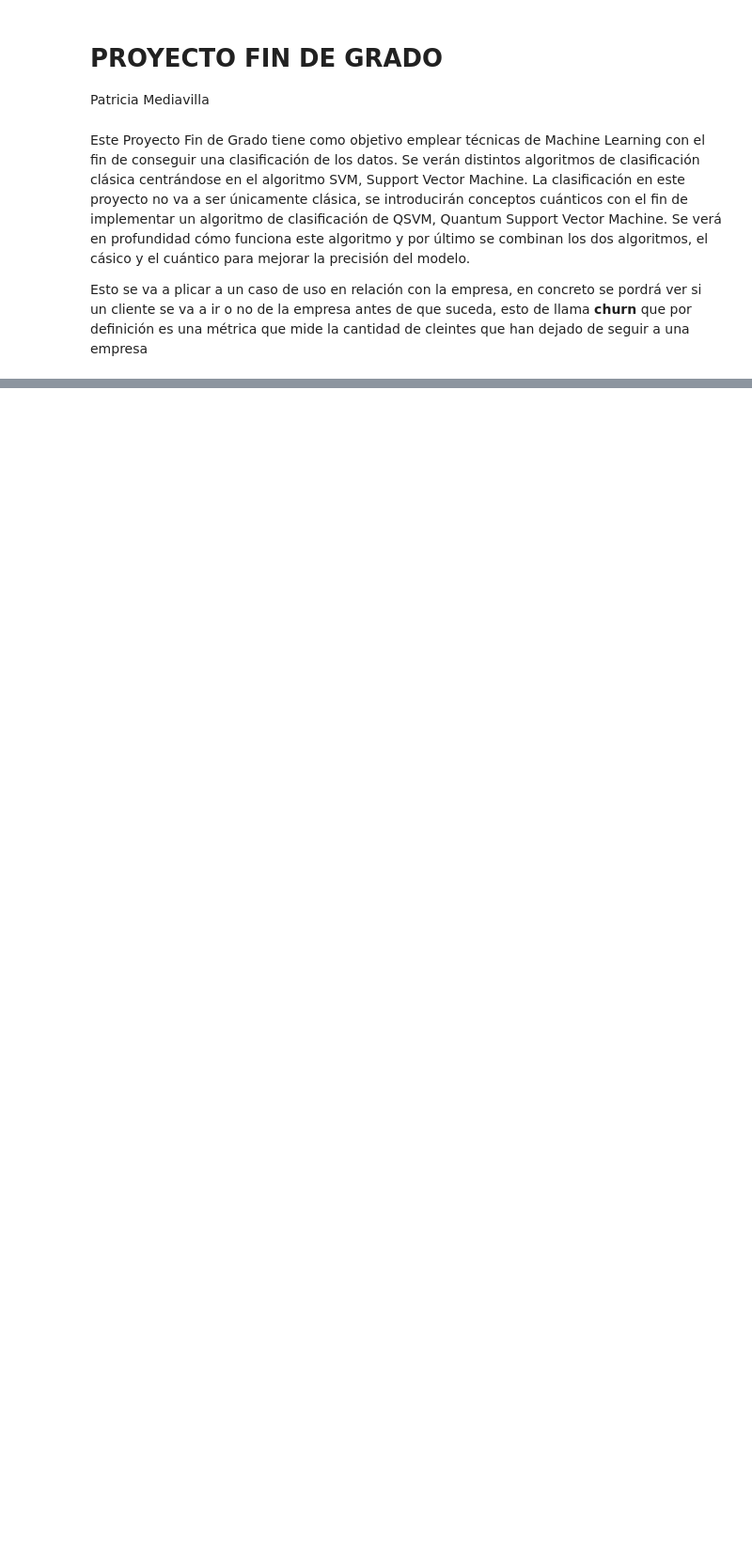
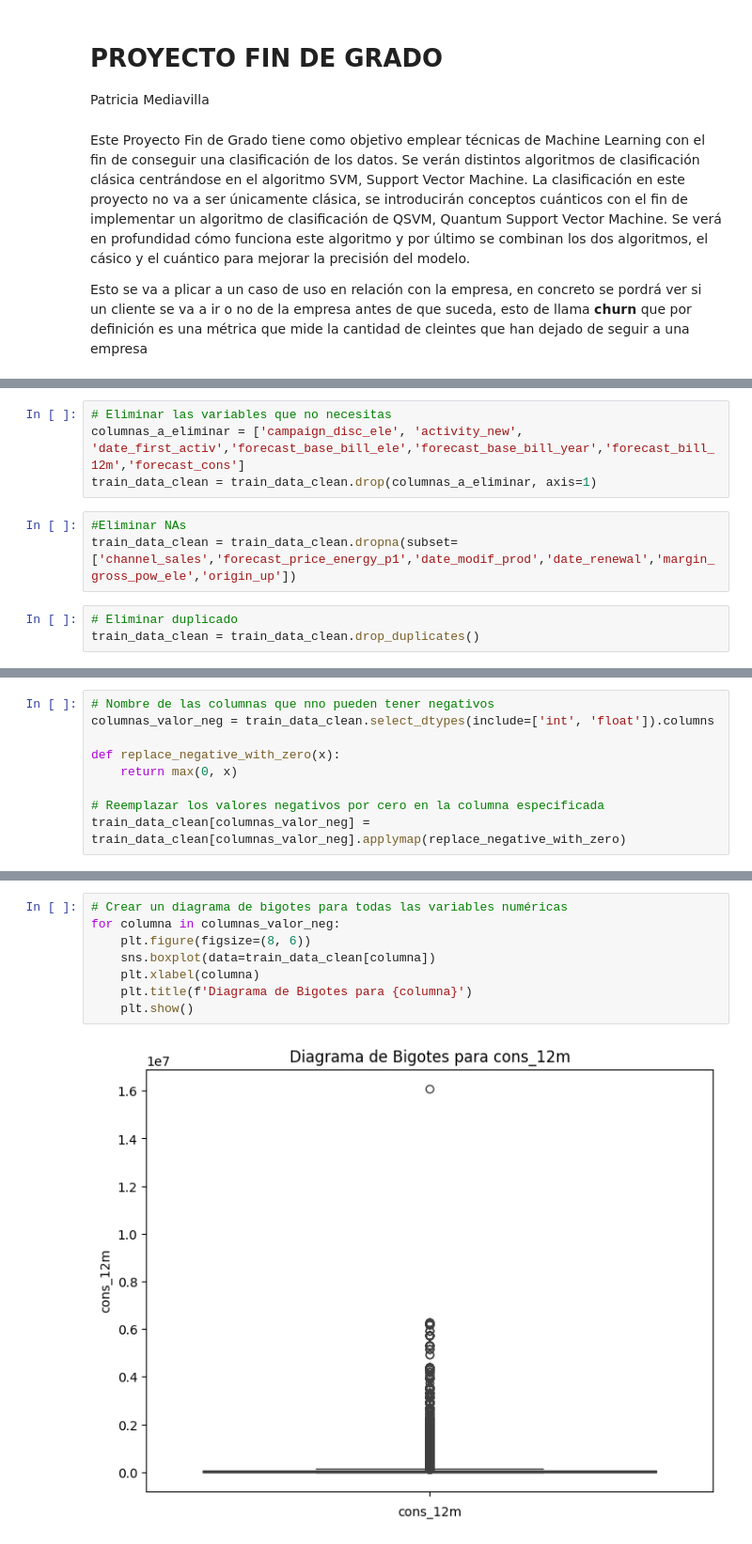
Before and after one commit to patriciamediavilla/L1P2, a Jupyter notebook: PFG.ipynb, the cells around one changed output, grey strips where cells are left out. Shown at 94% size. Cells and saved outputs as stored; diff of their text form; blank space fills up the shorter version.

```diff
--- a/PFG.ipynb
+++ b/PFG.ipynb
@@ -90,0 +193,10 @@ churned has the client churned over the next 3 months
+# %%
+# Eliminar las variables que no necesitas
+columnas_a_eliminar = ['campaign_disc_ele', 'activity_new', 'date_first_activ','forecast_base_bill_ele','forecast_base_bill_year','forecast_bill_12m','forecast_cons']
+train_data_clean = train_data_clean.drop(columnas_a_eliminar, axis=1)
+# %%
+#Eliminar NAs
+train_data_clean = train_data_clean.dropna(subset=['channel_sales','forecast_price_energy_p1','date_modif_prod','date_renewal','margin_gross_pow_ele','origin_up'])
+# %%
+# Eliminar duplicado
+train_data_clean = train_data_clean.drop_duplicates()
@@ -90,0 +233,9 @@ churned has the client churned over the next 3 months
+# %%
+# Nombre de las columnas que nno pueden tener negativos
+columnas_valor_neg = train_data_clean.select_dtypes(include=['int', 'float']).columns
+
+def replace_negative_with_zero(x):
+    return max(0, x)
+
+# Reemplazar los valores negativos por cero en la columna especificada
+train_data_clean[columnas_valor_neg] = train_data_clean[columnas_valor_neg].applymap(replace_negative_with_zero)
@@ -90,0 +256,10 @@ churned has the client churned over the next 3 months
+# %%
+# Crear un diagrama de bigotes para todas las variables numéricas
+for columna in columnas_valor_neg:
+    plt.figure(figsize=(8, 6))
+    sns.boxplot(data=train_data_clean[columna])
+    plt.xlabel(columna)
+    plt.title(f'Diagrama de Bigotes para {columna}')
+    plt.show()
+# %% [output]
+[figure, added]
```
Also changed, not shown: parts of 35 cells of this notebook.
